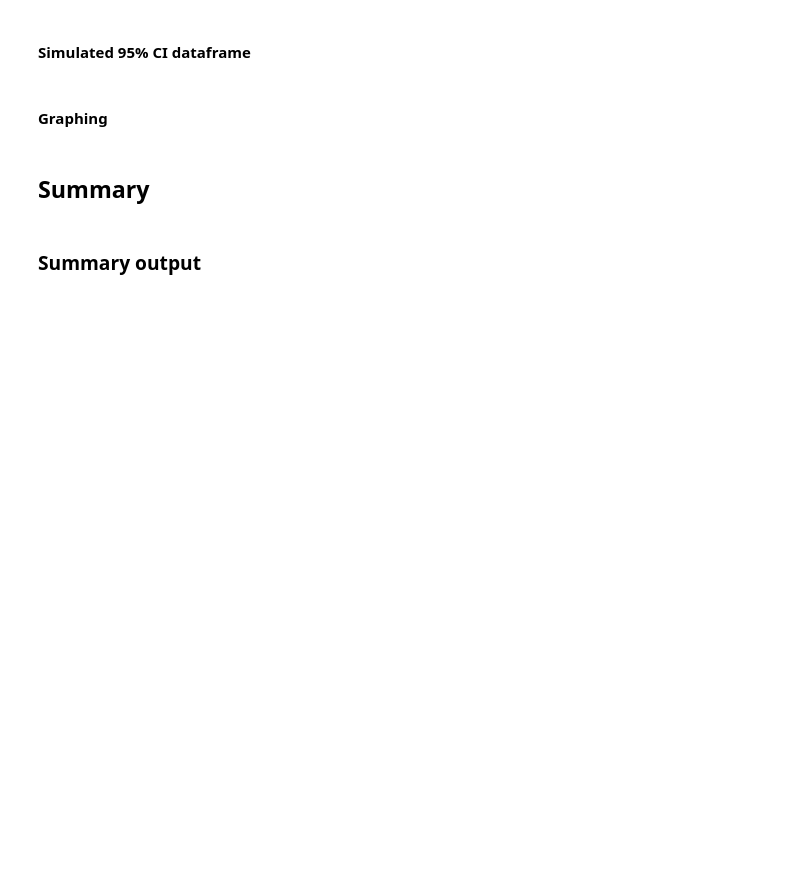
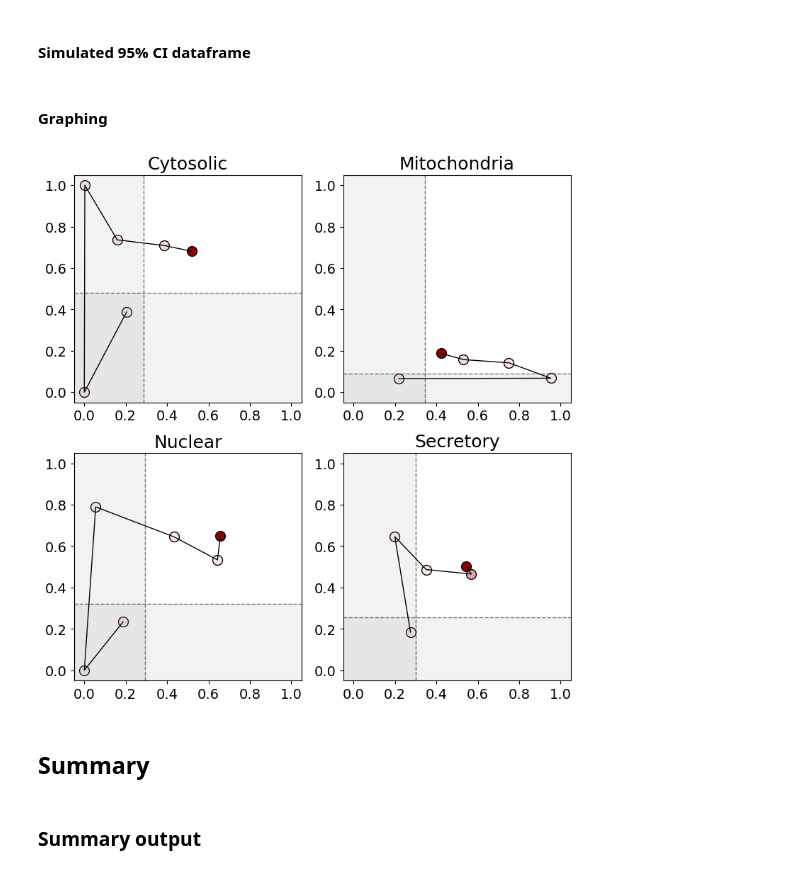
Before and after one commit to VacantiLab/ProteinLocalization, a Jupyter notebook: Pytorch model localization prediction customNN NV.ipynb, the cells around one changed output. Saved outputs shown, nothing was run; the diff lists cells and outputs as text; code cells hidden in the pictures; blank space fills up the shorter version.

```diff
--- a/Pytorch model localization prediction customNN NV.ipynb
+++ b/Pytorch model localization prediction customNN NV.ipynb
@@ -1710,6 +1774,7 @@ line_color = 'black'
 i = 0
 d_cut_off = 0.2
 BestEpochCounter = 0
+PrecisionRecallDF.loc[:,'PlotEpoch'] = False
 M=[1,1,1,1] # a multiplier vector - one entry per class - that identifies how many points past is the prior point for the distance comparison
 for row in PrecisionRecallDF.index:
     if i < 4:
@@ -1783,48 +1848,57 @@ for i, ax in enumerate(axes.flatten()):
     ax.axvline(x=recall_95[i], color=line_color, linestyle='--', linewidth=1, alpha=0.5)
     #ax.fill_betweenx([0, precision_95[i], 0, recall_95[i]], color=colormaps[i](0.3), alpha=0.3)
 
+    axis_start = -0.05
+    axis_end = 1.05
+
     # Fill the entire area between hline and vline
-    ax.fill_betweenx([0, 1], 0, recall_95[i], color='gray', alpha=0.1)
-    ax.fill_between([0, 1], 0, precision_95[i], color='gray', alpha=0.1)
+    ax.fill_betweenx([axis_start, axis_end], axis_start, recall_95[i], color='gray', alpha=0.1)
+    ax.fill_between([axis_start, axis_end], axis_start, precision_95[i], color='gray', alpha=0.1)
 
     FontSizeBig=18
     FontSizeSmall=14
     ax.set_title(compartment_class[i],fontsize=FontSizeBig)
     ax.set_xlim([0, 1])
     ax.set_ylim([0, 1])
-    #ax.set_xlabel('Recall (Sensitivity)',fontsize=FontSizeBig)
-    #ax.set_ylabel('Precision\n(Positive Predictive Value)',fontsize=FontSizeBig)
+    ax.set_xlim([-0.05, 1.05])
+    ax.set_ylim([-0.05, 1.05])
     ax.set_xlabel('')
     ax.set_ylabel('')
 
     ax.grid(False)
 
     # Add in a scatter dot to label the precision and recall of testing set
-    ax.scatter(J_recall[i], J_precision[i], s=100, color='red', edgecolors='red', linewidths=1, marker='s')
-    ax.scatter(M_recall[i], M_precision[i], s=100, color='black', edgecolors='black', linewidths=1, marker='s')
+    #ax.scatter(J_recall[i], J_precision[i], s=100, color='red', edgecolors='red', linewidths=1, marker='s')
+    #ax.scatter(M_recall[i], M_precision[i], s=100, color='black', edgecolors='black', linewidths=1, marker='s')
 
     # Create custom legend handles
     #krug_handle = mlines.Line2D([], [], color=colormaps[i](0.5), marker='o', linestyle='None', markersize=10, label='Krug validation set')
     #johansson_handle = mlines.Line2D([], [], color='red', marker='s', linestyle='None', markersize=10, label='Johansson test set')
     #mertins_handle = mlines.Line2D([], [], color='black', marker='s', linestyle='None', markersize=10, label='Mertins test set')
 
     # Add a legend
     #ax.legend(handles=[krug_handle, johansson_handle, mertins_handle], loc='upper right',fontsize=FontSizeSmall)
 
     # Set tick mark label font size
     ax.tick_params(axis='both', which='major', labelsize=14)
 
     # Set aspect ratio to be equal (make x and y axes equal length)
     ax.set_aspect('equal', adjustable='box')
 
+    # Set x-tick marks to be every 250 units from 0 to 2000
+    ax.xaxis.set_major_locator(MultipleLocator(0.2))
+    ax.set_xticks(np.arange(0, 1.2, 0.2))
+
     # Set tick marks to be every 0.2 units
     ax.xaxis.set_major_locator(MultipleLocator(0.2))
     ax.yaxis.set_major_locator(MultipleLocator(0.2))
 
 plt.tight_layout()
 plt.show()
 
-figure5 = fig.savefig(figure_folder_path + f'figure5_precision_recall_{Run_Name}_{Time_Stamp}.png')
+figure5 = fig.savefig(figure_folder_path + f'figure5_precision_recall_{Run_Name}_{Time_Stamp}.pdf')
+# %% [output]
+[figure, added]
 # %% [markdown]
 ## Summary
 # %% [markdown]
```
Also changed, not shown: parts of 6 cells of this notebook, 33 other files.
